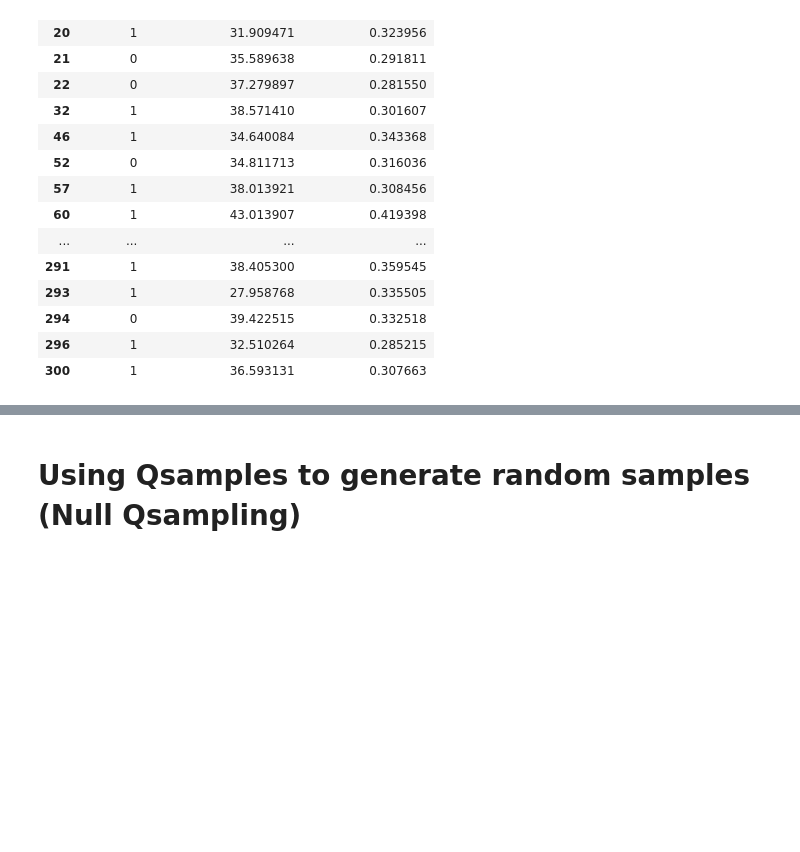
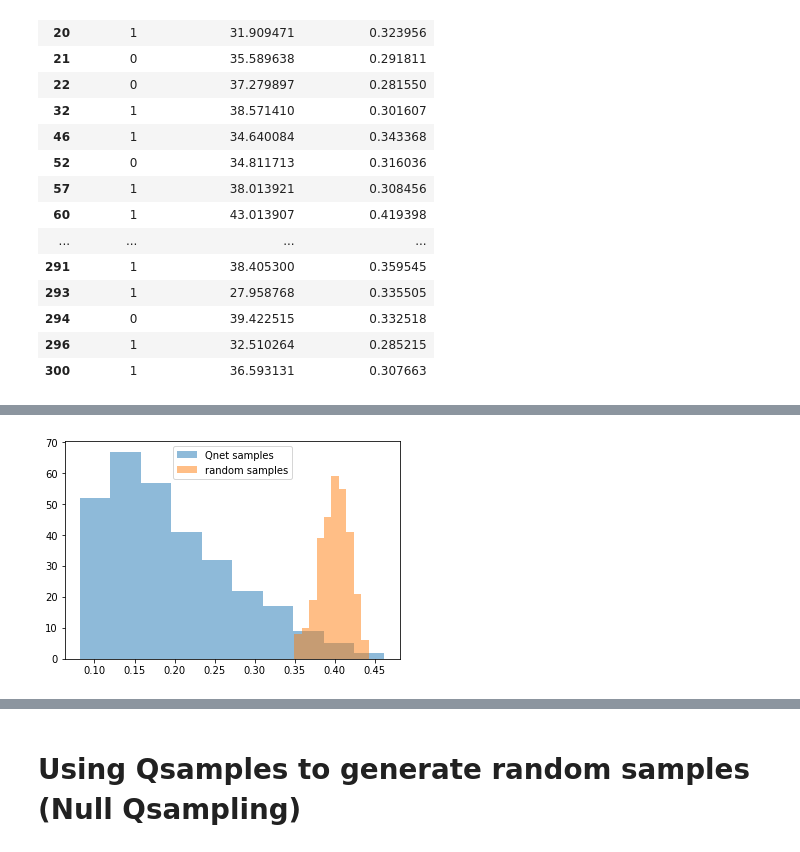
Before and after one commit to zeroknowledgediscovery/cognet, a Jupyter notebook: examples/PTSD/PTSD_diss_recon.ipynb, the cells around one changed output, grey strips where cells are left out. Drawn from its saved outputs; the diff is of its cells as text; code cells hidden in the pictures; blank space fills up the shorter version.

Commit message:
updated PTSD sampling dissonance example

```diff
--- a/examples/PTSD/PTSD_diss_recon.ipynb
+++ b/examples/PTSD/PTSD_diss_recon.ipynb
@@ -24,7 +24,7 @@ else:
 # %%
 # load Qnet, write mpi files for distance matrix
 # run qdistance matrix with "./mpi_run.sh" command
-cognet_obj = cognet()
+cognet_obj = cg()
 cognet_obj.load_from_model(model_obj, data_obj, 'all')
 cognet_obj.samples
 # %% [output]
@@ -246,0 +253,10 @@ PTSD_DATA[(PTSD_DATA["Mean Dissonance"] >= neg_threshold_p05[1])]#[PTSD_DATA["PT
+# %%
+print("__________________________________________________")
+n = 304
+print("{} random samples computed".format(n))
+usamples = cognet_obj.random_sample(type="uniform",n=n, n_jobs=3)
+results = []
+for s in range(len(usamples)):
+    results.append(cognet_obj.dissonance(0, sample=usamples.iloc[s]))
+urandom_dissonance_df = pd.DataFrame(results)
+urandom_dissonance_df
@@ -246,0 +279,11 @@ PTSD_DATA[(PTSD_DATA["Mean Dissonance"] >= neg_threshold_p05[1])]#[PTSD_DATA["PT
+# %%
+# comparing qsampled random and qnet sample dissonance distributions
+plt.figure()
+udissonance_df = pd.DataFrame(data=qnet_dissonance_df.mean(axis=1), columns=["Qnet"])
+udissonance_df["random"] = urandom_dissonance_df.mean(axis=1)
+plt.hist(udissonance_df["Qnet"], alpha=0.5, label="Qnet samples")
+plt.hist(udissonance_df["random"], alpha=0.5, label="random samples")
+plt.legend()
+plt.show()
+# %% [output]
+[figure, added]
```
Also changed, not shown: parts of 6 cells of this notebook, 13 other files.
